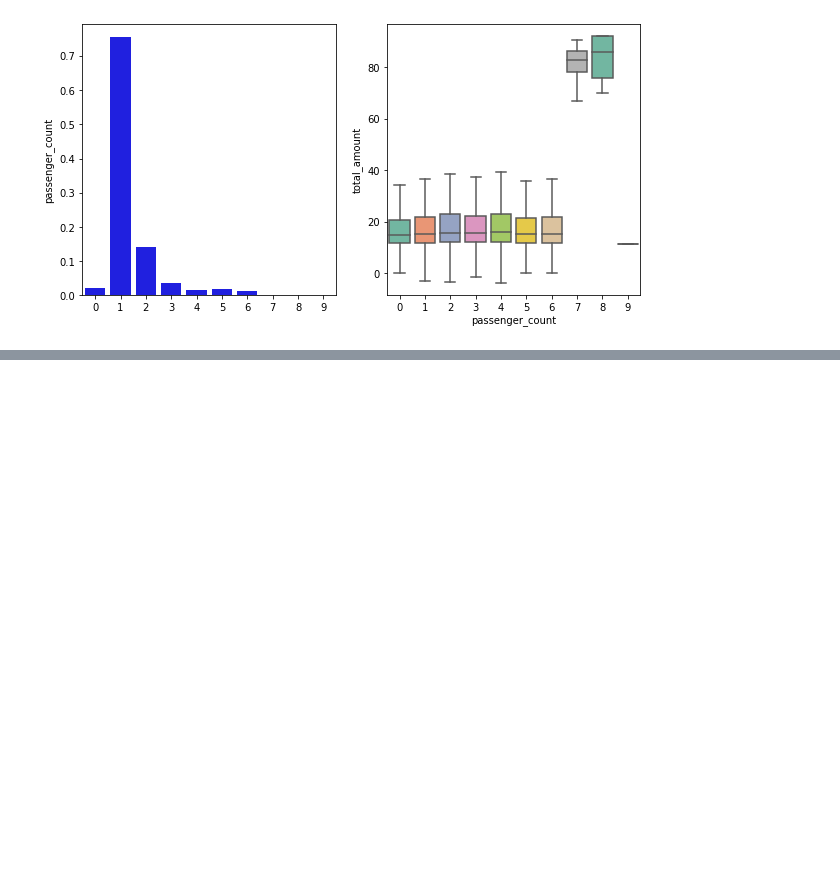
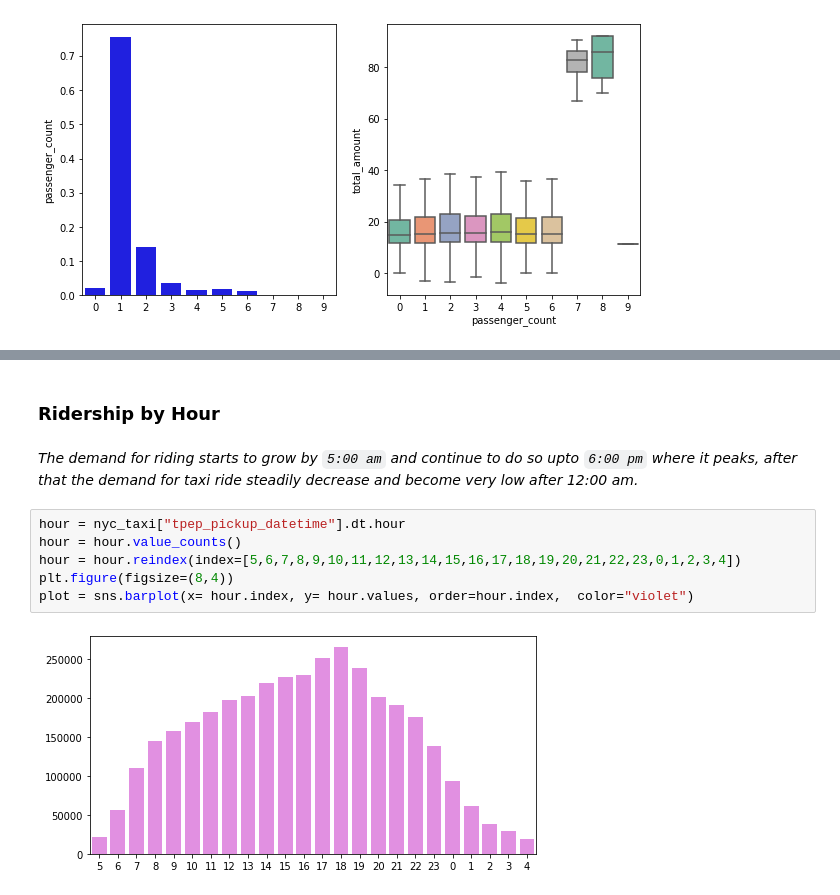
Before and after one commit to nabeel-io/Manufactured_House_Price_Prediction, a Jupyter notebook: EDA.ipynb, the cells around one changed output, grey strips where cells are left out. Cells and saved outputs as stored; diff of their text form; blank space fills up the shorter version.

```diff
--- a/EDA.ipynb
+++ b/EDA.ipynb
@@ -141,0 +139,12 @@ array([0, 1, 2, 3, 4, 5, 6, 7, 8, 9], dtype=int16)
+# %% [markdown]
+### **Ridership by Hour**
+# %% [markdown]
+*The demand for riding starts to grow by `5:00 am` and continue to do so upto `6:00 pm` where it peaks, after that the demand for taxi ride steadily decrease and become very low after 12:00 am.*
+# %%
+hour = nyc_taxi["tpep_pickup_datetime"].dt.hour
+hour = hour.value_counts()
+hour = hour.reindex(index=[5,6,7,8,9,10,11,12,13,14,15,16,17,18,19,20,21,22,23,0,1,2,3,4])
+plt.figure(figsize=(8,4))
+plot = sns.barplot(x= hour.index, y= hour.values, order=hour.index,  color="violet")
+# %% [output]
+[figure, added]
```
Also changed, not shown: parts of 16 cells of this notebook.
